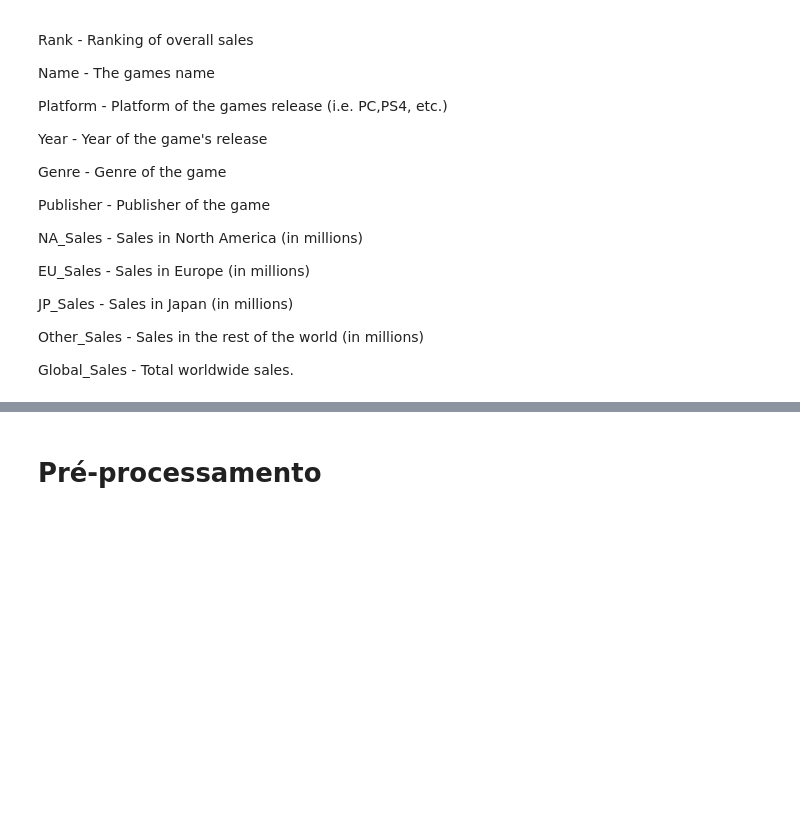
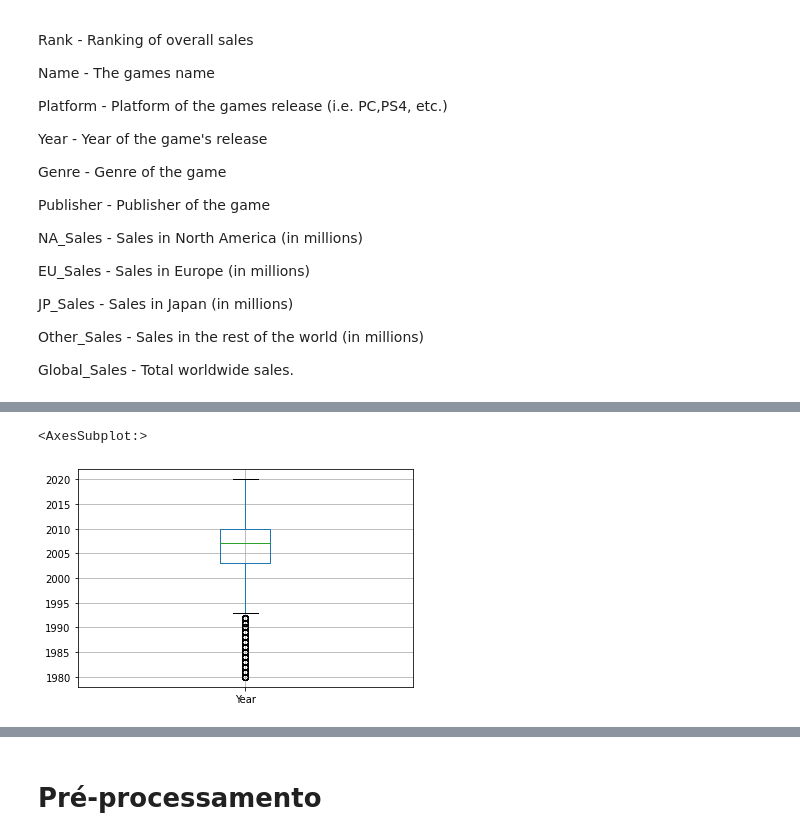
Before and after one commit to mateusfh/Projeto-ICD, a Jupyter notebook: Relatório Final.ipynb, the cells around one changed output, grey strips where cells are left out. Saved outputs shown, nothing was run; the diff lists cells and outputs as text; code cells hidden in the pictures; blank space fills up the shorter version.

```diff
--- a/Relatório Final.ipynb
+++ b/Relatório Final.ipynb
@@ -56,0 +117,5 @@ Global_Sales - Total worldwide sales.
+# %%
+arq.boxplot(column=["Year"])
+# %% [output]
+<AxesSubplot:>
+[figure, added]
```
Also changed, not shown: parts of 21 cells of this notebook.
